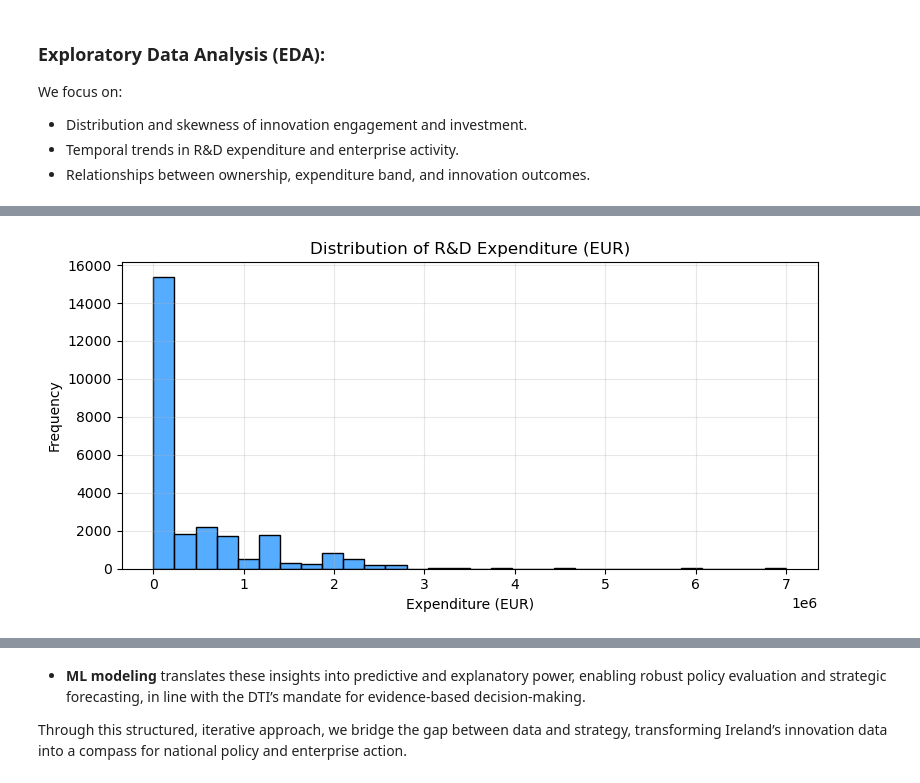
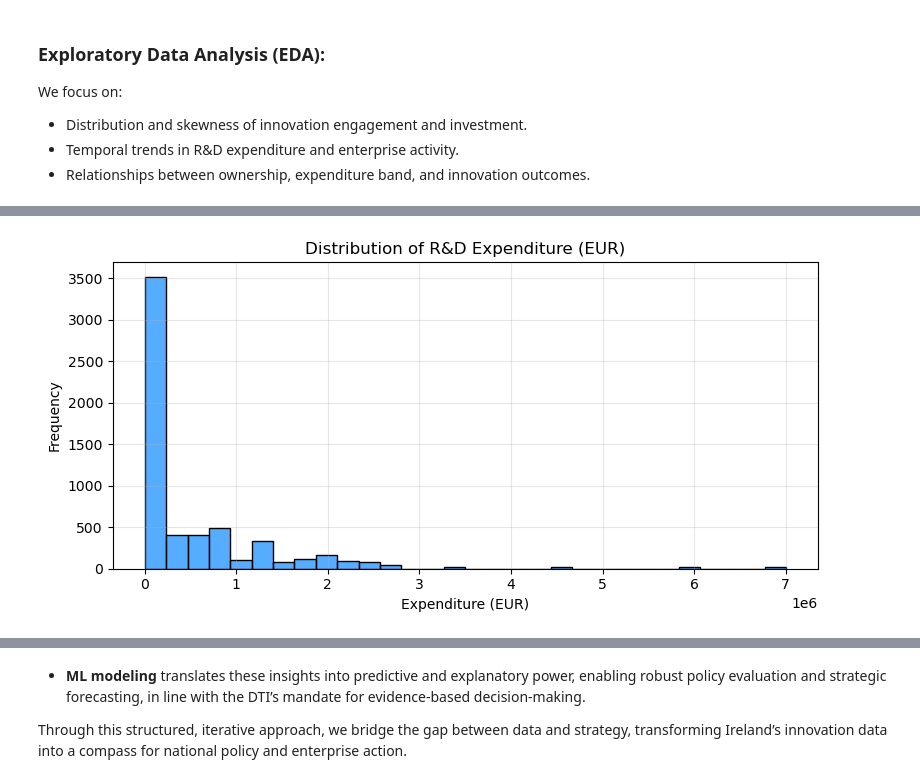
Before and after one commit to asolyash/DIGITAL-TRANSFORMATION-COMPETITIVENESS-IRELAND, a Jupyter notebook: Adriana_Soledad_Yash.ipynb, the cells around one changed output, grey strips where cells are left out. Saved outputs shown, nothing was run; the diff lists cells and outputs as text; code cells hidden in the pictures.

```diff
--- a/Adriana_Soledad_Yash.ipynb
+++ b/Adriana_Soledad_Yash.ipynb
@@ -233,0 +154,9 @@ if 'metric_value' in df.columns:
+# %%
+if 'is_patent' in df.columns:
+    df['is_patent'] = df['is_patent'].fillna(0).astype(int)
+if 'year' in df.columns:
+    df['year'] = df['year'].astype(int)
+value_cols = ['engagement_rate_pct', 'expenditure_eur', 'metric_value']
+existing_value_cols = [col for col in value_cols if col in df.columns]
+if existing_value_cols:
+    df = df.dropna(subset=existing_value_cols, how='all').copy()
@@ -233,0 +171,5 @@ if 'metric_value' in df.columns:
+# %%
+if 'is_patent' in df.columns:
+    df['is_patent'] = df['is_patent'].fillna(0).astype(int)
+# %%
+df = df.dropna(subset=['ownership_code', 'expenditure_eur', 'year'], how='any')
@@ -234,3 +216,5 @@ if 'metric_value' in df.columns:
+# %%
+df['year'] = df['year'].astype(int)
 # %% [markdown]
 ### Exploratory Data Analysis (EDA):
 We focus on:
@@ -240,12 +237,13 @@ We focus on:
 # %%
-plt.figure(figsize=(8, 4))
-sns.histplot(df['expenditure_eur'], bins=30, color='dodgerblue', edgecolor='black')
-plt.title("Distribution of R&D Expenditure (EUR)")
-plt.xlabel("Expenditure (EUR)")
-plt.ylabel("Frequency")
-plt.grid(alpha=0.3)
-plt.tight_layout()
-plt.show()
+if 'expenditure_eur' in df.columns:
+    plt.figure(figsize=(8, 4))
+    sns.histplot(df['expenditure_eur'].dropna(), bins=30, color='dodgerblue', edgecolor='black')
+    plt.title("Distribution of R&D Expenditure (EUR)")
+    plt.xlabel("Expenditure (EUR)")
+    plt.ylabel("Frequency")
+    plt.grid(alpha=0.3)
+    plt.tight_layout()
+    plt.show()
 # %% [output]
-[figure, old version]
+[figure, new version]
 # %%
```
Also changed, not shown: parts of 44 cells of this notebook.
